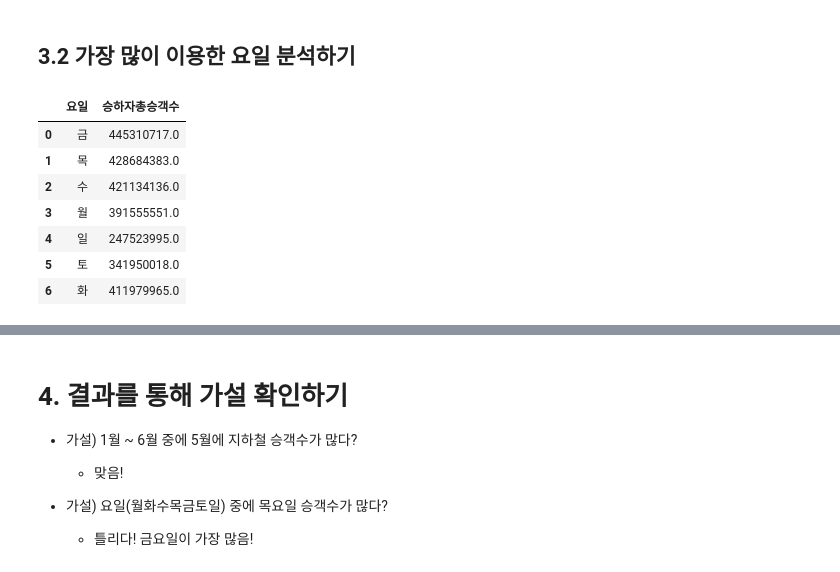
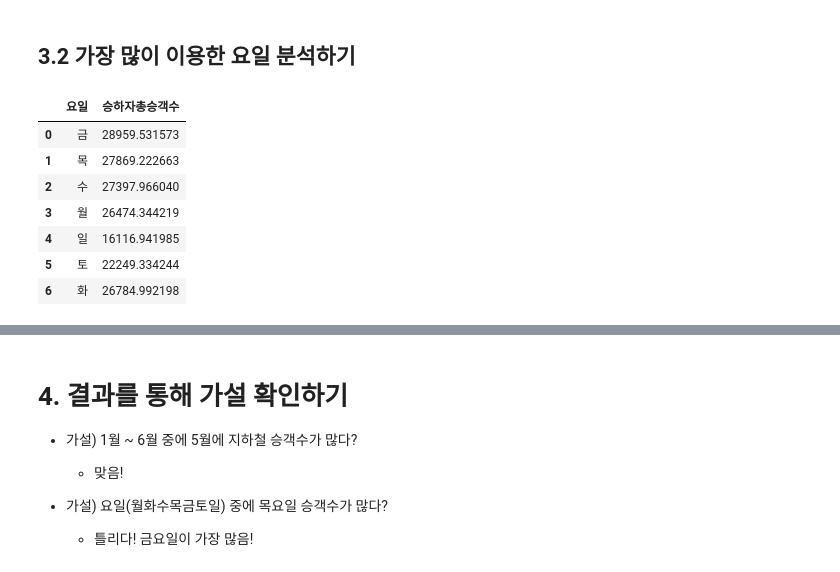
Before and after one commit to chw1230/AI_X-BASIC, a Jupyter notebook: subway(2019-01~2019-06)_EDA.ipynb, the cells around one changed output, grey strips where cells are left out. Drawn from its saved outputs; the diff is of its cells as text; code cells hidden in the pictures.

```diff
--- a/subway(2019-01~2019-06)_EDA.ipynb
+++ b/subway(2019-01~2019-06)_EDA.ipynb
@@ -95,18 +95,20 @@ plt.show()
 # %% [markdown]
 ## 3.2 가장 많이 이용한 요일 분석하기
 # %%
-# 요일로 데이터를 묶고, 묶은 상태에서 해당 요일의 승하자총승객수의 총합을 더해서 구하기, 이후 reset_index()로 DataFrame  형태로 만들기
-day_usage = raw.groupby('요일')['승하자총승객수'].sum().reset_index()
+# 요일로 데이터를 묶고, 묶은 상태에서 해당 요일의 승하자총승객수의 평균 구하기, 이후 reset_index()로 DataFrame  형태로 만들기
+day_usage = raw.groupby('요일')['승하자총승객수'].mean().reset_index()
 display(day_usage)
+
+# 왜 평균을 이용하는 가? -> 특정 요일의 일반적인 승하차 승객 수준을 파악하기 위해사용한다. 평균을 사용 전체량을 보여주지만, sum(합계)를 사용하면 outlier 때문에 "요일별 특징"이 왜곡될 수 있기에 평균을 사용하는 것!
 # %% [output]
 |  | 요일 | 승하자총승객수 |
-| 0 | 금 | 445310717.0 |
-| 1 | 목 | 428684383.0 |
-| 2 | 수 | 421134136.0 |
-| 3 | 월 | 391555551.0 |
-| 4 | 일 | 247523995.0 |
-| 5 | 토 | 341950018.0 |
-| 6 | 화 | 411979965.0 |
+| 0 | 금 | 28959.531573 |
+| 1 | 목 | 27869.222663 |
+| 2 | 수 | 27397.966040 |
+| 3 | 월 | 26474.344219 |
+| 4 | 일 | 16116.941985 |
+| 5 | 토 | 22249.334244 |
+| 6 | 화 | 26784.992198 |
 # %%
 # @title 3.2.1 요일별 이용자수 구하기_시각화
 
```
Also changed, not shown: parts of 6 cells of this notebook.
